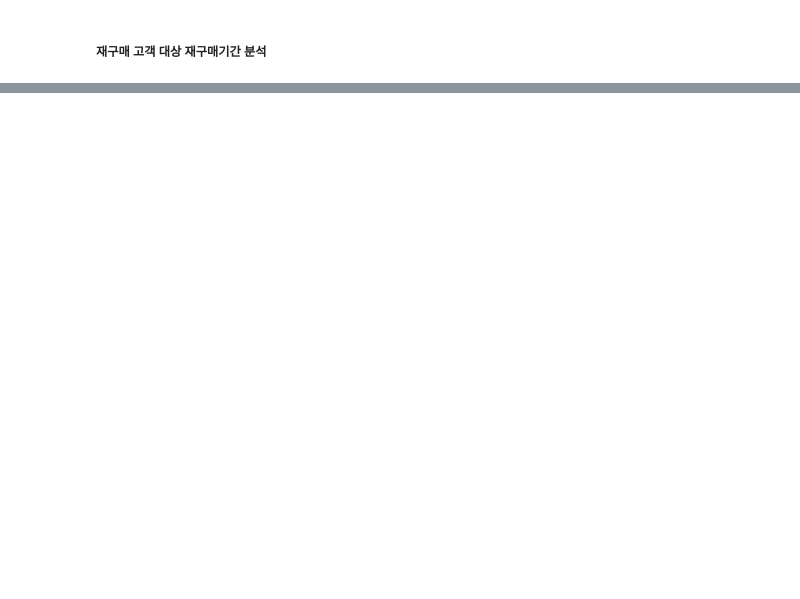
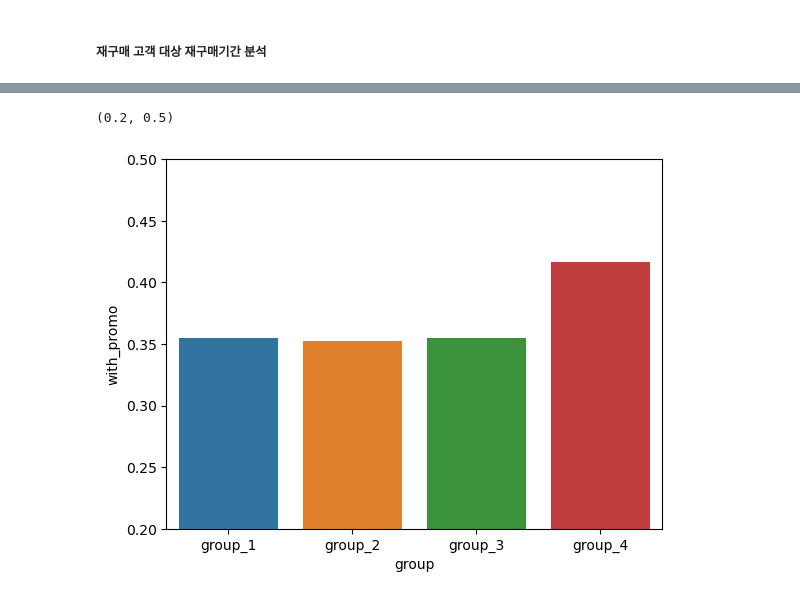
Before and after one commit to NARAEIM/tp2-da, a Jupyter notebook: tp2_da_hyunjune.ipynb, the cells around one changed output, grey strips where cells are left out. Drawn from its saved outputs; the diff is of its cells as text; code cells hidden in the pictures; blank space fills up the shorter version.

```diff
--- a/tp2_da_hyunjune.ipynb
+++ b/tp2_da_hyunjune.ipynb
@@ -622,0 +657,4 @@ click_stream_new.head()
+# %%
+# 2번 그룹(2~6번 구매한 고객)
+purchase_g2 = purchase_info.loc[2:6, :]
+purchase_g2.mean()
@@ -622,0 +667,4 @@ click_stream_new.head()
+# %%
+# 3번 그룹(7~18번 구매한 고객)
+purchase_g3 = purchase_info.loc[7:18, :]
+purchase_g3.mean()
@@ -622,0 +677,5 @@ click_stream_new.head()
+# %%
+# 4번 그룹(19~550번 구매한 고객)
+purchase_g4 = purchase_info.loc[19:, :]
+purchase_g4.mean()
+purchase_g4.mean()['gender_F']
@@ -622,0 +684,12 @@ click_stream_new.head()
+# %%
+# 그룹별 평균 정보 통합 Dataframe
+groups = [purchase_g1, purchase_g2, purchase_g3, purchase_g4]
+groups_info_dict = {'gender_F':[], 'age_now':[], 'with_promo':[], 'sales_mean':[]}
+
+for group in groups:
+    for key in groups_info_dict.keys():
+        groups_info_dict[key].append(group[key].mean())
+
+groups_info = pd.DataFrame(groups_info_dict)
+groups_info['group'] = np.array([f'group_{i}' for i in range(1, 5)])
+groups_info
@@ -622,0 +702,7 @@ click_stream_new.head()
+# %%
+# 분석 결과가 거의 의미가 없음, 구매횟수가 제일 많은 그룹에서 프로모션 이용률만 약간 증가
+sns.barplot(groups_info, x='group', y='with_promo')
+plt.ylim(0.2, 0.5)
+# %% [output]
+(0.2, 0.5)
+[figure, added]
```
Also changed, not shown: parts of 41 cells of this notebook.
